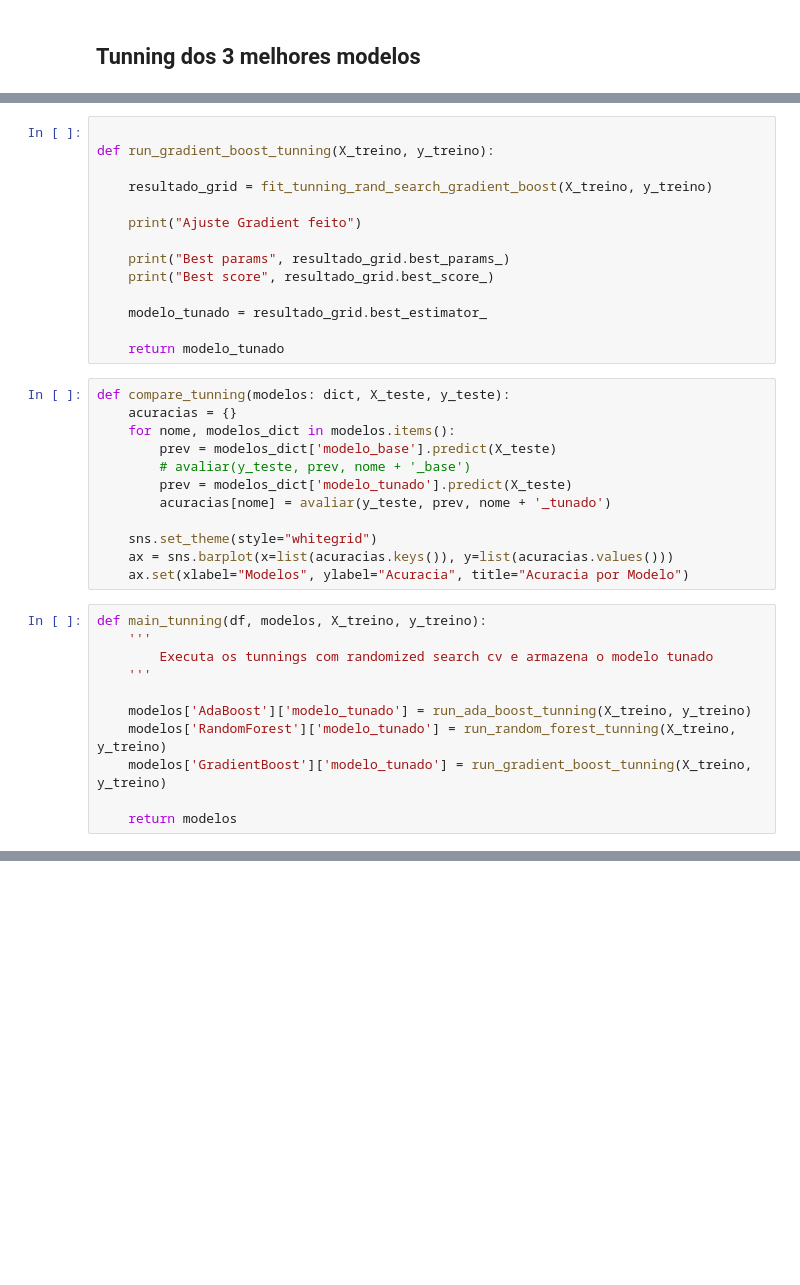
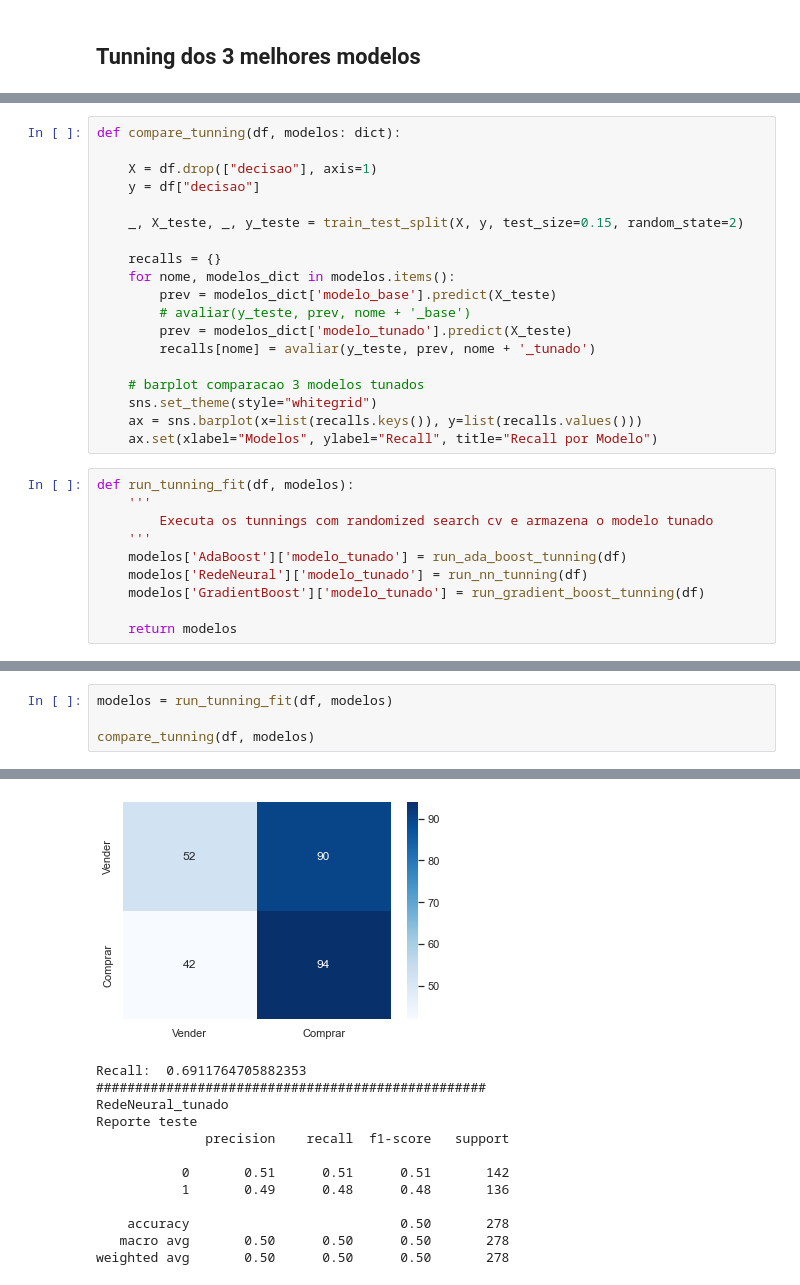
Before and after one commit to ricardomdesa/TCC-PUC-2020, a Jupyter notebook: notebooks/analise_ml_tunning.ipynb, the cells around one changed output, grey strips where cells are left out. Cells and saved outputs as stored; diff of their text form; blank space fills up the shorter version.

```diff
--- a/notebooks/analise_ml_tunning.ipynb
+++ b/notebooks/analise_ml_tunning.ipynb
@@ -207,40 +268,32 @@ def run_random_forest_tunning(X_treino, y_treino):
     modelo_tunado = resultado_grid.best_estimator_
 
     return modelo_tunado
-# %%
-
-def run_gradient_boost_tunning(X_treino, y_treino):
-
-    resultado_grid = fit_tunning_rand_search_gradient_boost(X_treino, y_treino)
-
-    print("Ajuste Gradient feito")
-
-    print("Best params", resultado_grid.best_params_)
-    print("Best score", resultado_grid.best_score_)
-
-    modelo_tunado = resultado_grid.best_estimator_
-
-    return modelo_tunado
 # %%
-def compare_tunning(modelos: dict, X_teste, y_teste):
-    acuracias = {}
+def compare_tunning(df, modelos: dict):
+
+    X = df.drop(["decisao"], axis=1)
+    y = df["decisao"]
+
+    _, X_teste, _, y_teste = train_test_split(X, y, test_size=0.15, random_state=2)
+
+    recalls = {}
     for nome, modelos_dict in modelos.items():
         prev = modelos_dict['modelo_base'].predict(X_teste)
         # avaliar(y_teste, prev, nome + '_base')
         prev = modelos_dict['modelo_tunado'].predict(X_teste)
-        acuracias[nome] = avaliar(y_teste, prev, nome + '_tunado')
+        recalls[nome] = avaliar(y_teste, prev, nome + '_tunado')
 
+    # barplot comparacao 3 modelos tunados
     sns.set_theme(style="whitegrid")
-    ax = sns.barplot(x=list(acuracias.keys()), y=list(acuracias.values()))
-    ax.set(xlabel="Modelos", ylabel="Acuracia", title="Acuracia por Modelo")
+    ax = sns.barplot(x=list(recalls.keys()), y=list(recalls.values()))
+    ax.set(xlabel="Modelos", ylabel="Recall", title="Recall por Modelo")
 # %%
-def main_tunning(df, modelos, X_treino, y_treino):
+def run_tunning_fit(df, modelos):
     '''
         Executa os tunnings com randomized search cv e armazena o modelo tunado
     '''
-
-    modelos['AdaBoost']['modelo_tunado'] = run_ada_boost_tunning(X_treino, y_treino)
-    modelos['RandomForest']['modelo_tunado'] = run_random_forest_tunning(X_treino, y_treino)
-    modelos['GradientBoost']['modelo_tunado'] = run_gradient_boost_tunning(X_treino, y_treino)
+    modelos['AdaBoost']['modelo_tunado'] = run_ada_boost_tunning(df)
+    modelos['RedeNeural']['modelo_tunado'] = run_nn_tunning(df)
+    modelos['GradientBoost']['modelo_tunado'] = run_gradient_boost_tunning(df)
 
     return modelos
@@ -268,0 +300,5 @@ Acuracia:  0.5431654676258992
+# %%
+modelos = run_tunning_fit(df, modelos)
+
+compare_tunning(df, modelos)
+# %% [output]
@@ -268,0 +330,13 @@ Acuracia:  0.5431654676258992
+[figure, added]
+Recall:  0.6911764705882353
+##################################################
+RedeNeural_tunado
+Reporte teste
+              precision    recall  f1-score   support
+
+           0       0.51      0.51      0.51       142
+           1       0.49      0.48      0.48       136
+
+    accuracy                           0.50       278
+   macro avg       0.50      0.50      0.50       278
+weighted avg       0.50      0.50      0.50       278
```
Also changed, not shown: parts of 19 cells of this notebook, 3 other files.
